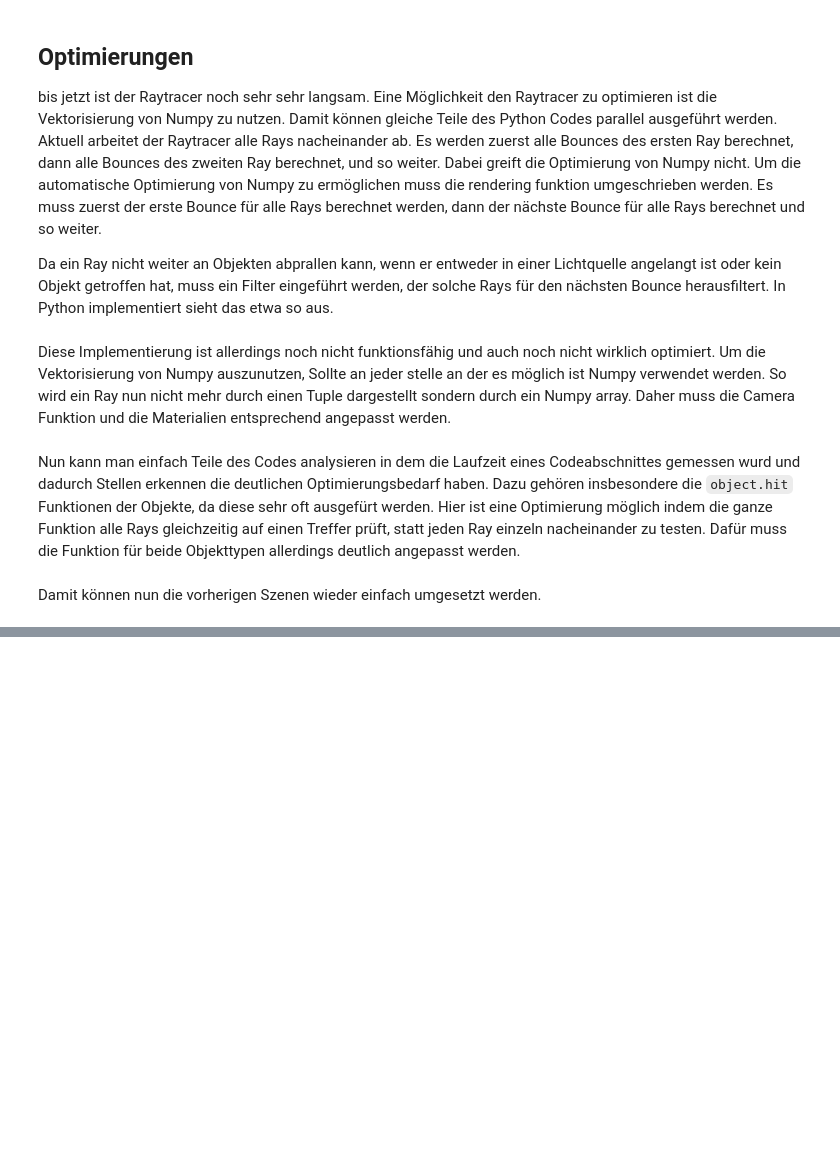
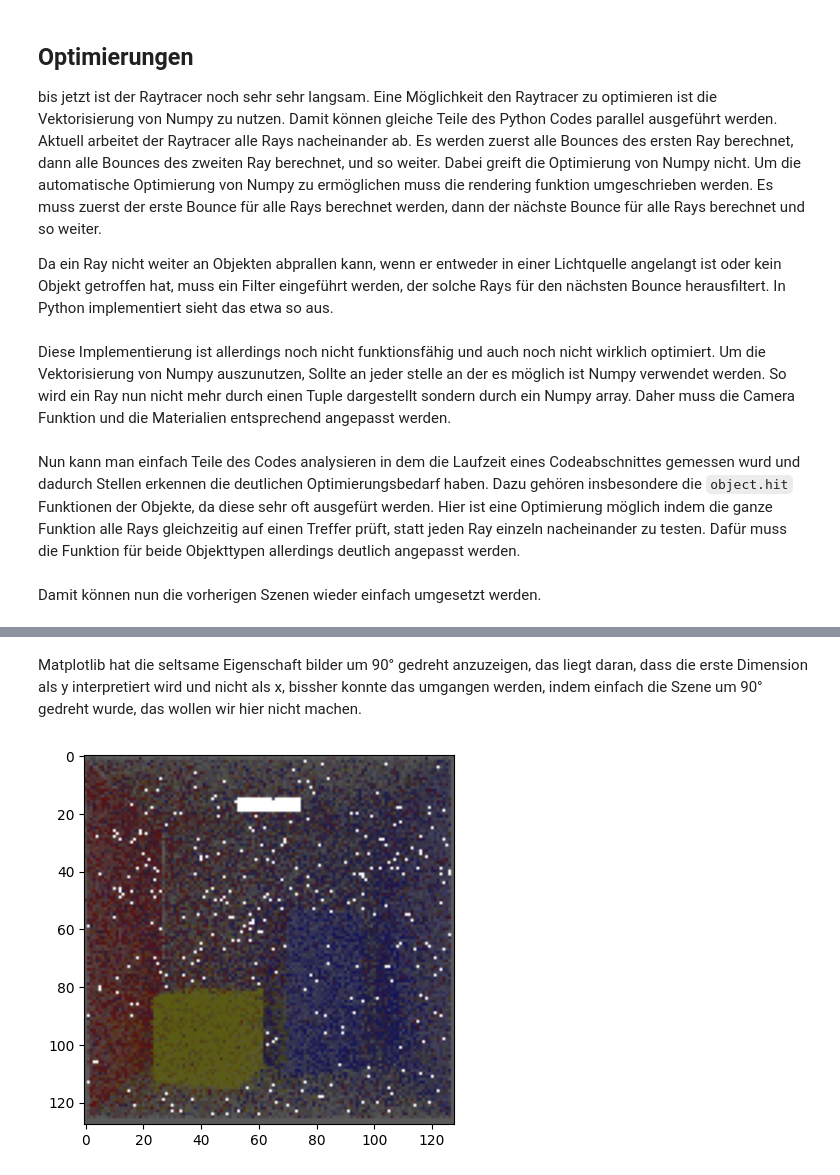
Before and after one commit to paul-pw/raytracing_python, a Jupyter notebook: ray_tracing.ipynb, the cells around one changed output, grey strips where cells are left out. Cells and saved outputs as stored; diff of their text form; code cells hidden in the pictures; blank space fills up the shorter version.

Commit message:
cornell box

```diff
--- a/ray_tracing.ipynb
+++ b/ray_tracing.ipynb
@@ -857,7 +862,7 @@ Daher muss die Camera Funktion und die Materialien entsprechend angepasst werden
 class Camera:
     def __init__(
         self, imageSize: ImageSize,
-        position: Vec=np.array([1,0,0]), direction: Vec=np.array([1,0,0]), up: Vec=np.array([0,0,1]) # set sane defaults
+        position: Vec=np.array([0,0,0]), direction: Vec=np.array([1,0,0]), up: Vec=np.array([0,0,1]) # set sane defaults
     ) -> None:
         assert 0 < imageSize.width and 0 < imageSize.height, f"image cant have negative Dimestions, was {imageSize}"
         # setup
@@ -866,8 +871,8 @@ class Camera:
         self.unitPerPixel = np.sqrt(self.imageSize.width ** 2 + self.imageSize.height ** 2)
 
         # set sensor and aperture position (sensor is in front of aperture with direction)
-        self.sensorPosition = position
-        self.aperturePosition = position+direction
+        self.sensorPosition = position+direction
+        self.aperturePosition = position
 
         # set the up and left values of the sensor (where the top and the left side of the sensor is)
         self.up = normalizeVector(up)
@@ -1192,0 +1212,15 @@ correctAndShowImage(img)
+# %% [markdown]
+Matplotlib hat die seltsame Eigenschaft bilder um 90° gedreht anzuzeigen, das liegt daran, dass die erste Dimension als y interpretiert wird und nicht als x, bissher konnte das umgangen werden, indem einfach die Szene um 90° gedreht wurde, das wollen wir hier nicht machen.
+# %%
+from scipy import ndimage
+from PIL import Image
+import time
+
+i = ndimage.rotate(img,-90)
+m = np.max(img)/50
+i = np.power((i/m),0.45)
+i = np.clip(i, 0, 1)
+fig = plt.imshow(i)
+plt.imsave('{}-cornell_box.png'.format(int(time.time())), i)
+# %% [output]
+[figure, added]
```
Also changed, not shown: parts of 15 cells of this notebook, 3 other files.
